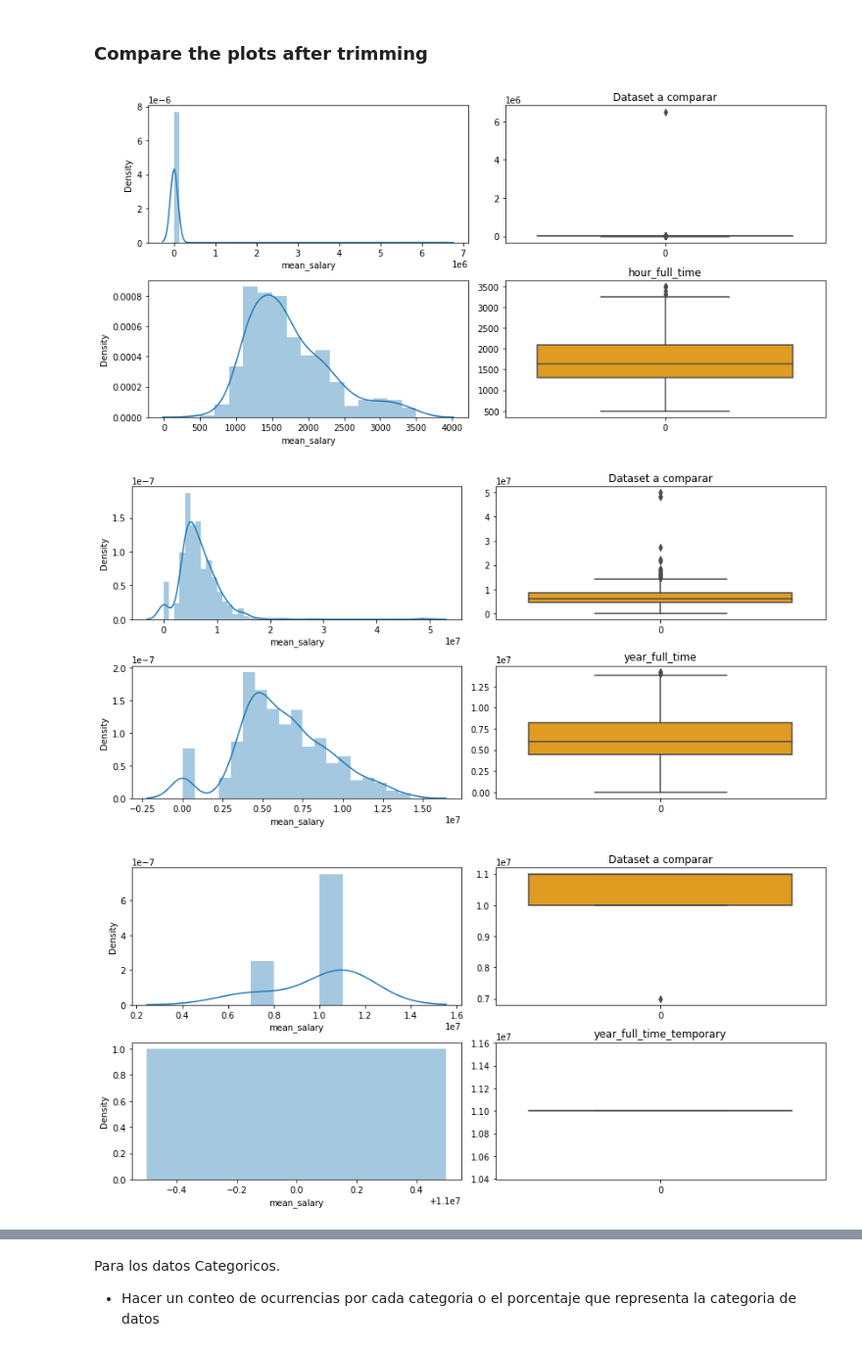
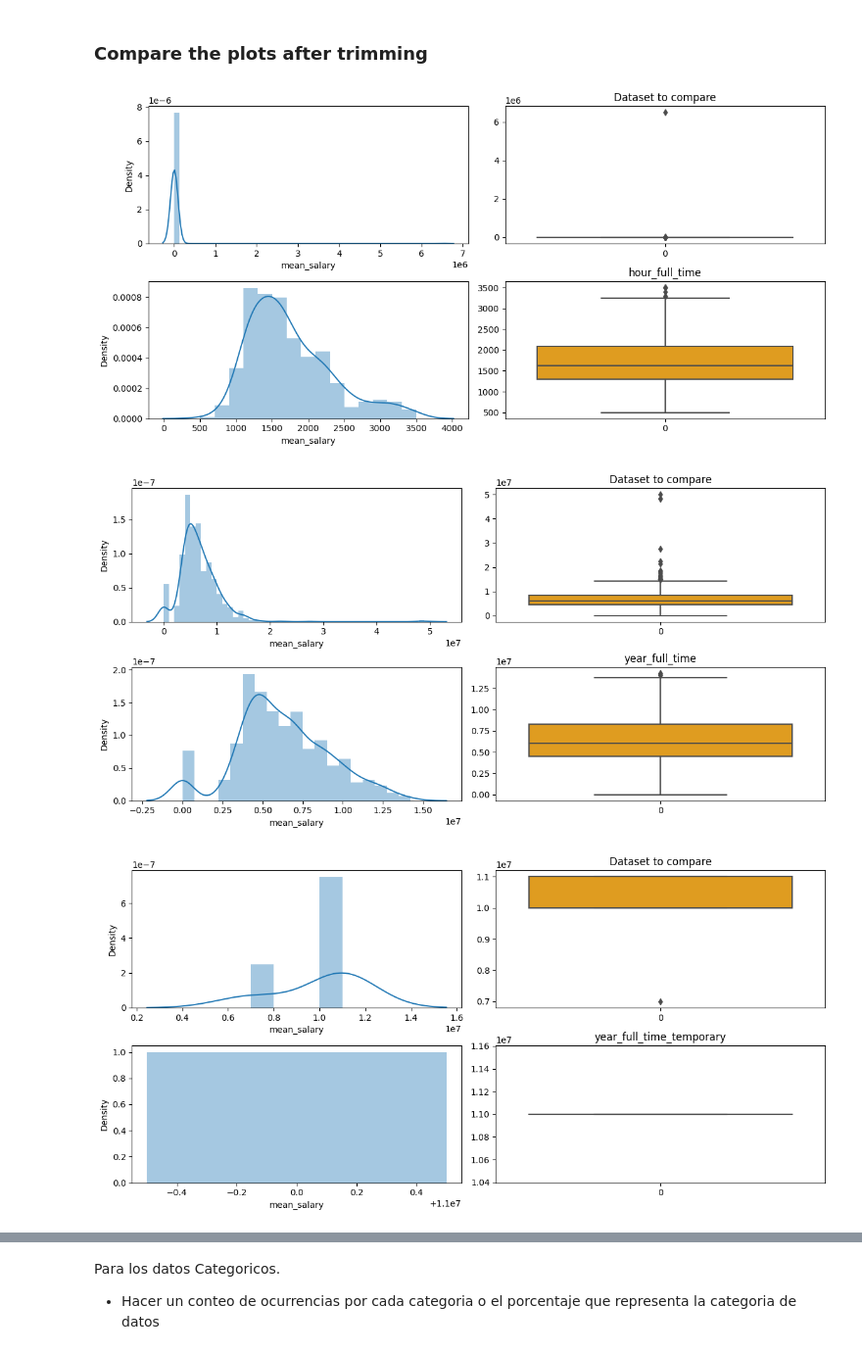
Before and after one commit to yohan-alfonso/Exploracion_Datos, a Jupyter notebook: main.ipynb, the cells around one changed output, grey strips where cells are left out. Shown at 98% size. Drawn from its saved outputs; the diff is of its cells as text; code cells hidden in the pictures.

```diff
--- a/main.ipynb
+++ b/main.ipynb
@@ -42,7 +42,8 @@ Los siguientes datos son obtenidos del archivo "clean_df.csv"
 import pandas as pd
 import numpy as np
 # %%
-df = pd.read_csv('clean_df.csv',encoding="utf-8")
+df = pd.read_csv('clean_df.csv',encoding="Latin1")
+#df = pd.read_csv('clean_df.csv',encoding="utf-8")
 #Carga de datos a un dataframe en pandas
 # %%
 df = df.set_index('uniq_id')
@@ -503,34 +482,34 @@ def plotting (dataset_orig, dataset_new):
     plt.subplot(2,2,1)
     sns.distplot(dataset_orig , kde=True )
     plt.subplot(2,2,2)
-    sns.boxplot(dataset_orig,color = "orange").set_title("Dataset a comparar")
+    sns.boxplot(dataset_orig,color = "orange").set_title("Dataset to compare")
     plt.subplot(2,2,3)
     sns.distplot(dataset_new , kde=True )
     plt.subplot(2,2,4)
     sns.boxplot(dataset_new ,color = "orange" )
 
 
 plotting(hour_full_time['mean_salary'], new_hour_full_time_low['mean_salary'])
 plt.title("hour_full_time")
 plt.show()
 
 
 plotting(year_full_time['mean_salary'], new_year_full_time_low['mean_salary'])
 plt.title("year_full_time")
 plt.show()
 
 plotting(year_full_time_temporary['mean_salary'], new_year_full_time_temporary_low['mean_salary'])
 plt.title("year_full_time_temporary")
 plt.show()
 
 plotting(hour_part_time['mean_salary'], new_hour_part_time_low['mean_salary'])
 plt.title("hour_part_time")
 plt.show()
 
 plotting(hour_full_time_temporary['mean_salary'], new_hour_full_time_temporary_low['mean_salary'])
 plt.title("hour_full_time_temporary")
 plt.show()
 # %% [output]
-[figure, old version]
+[figure, new version]
-[figure, old version]
+[figure, new version]
-[figure, old version]
+[figure, new version]
```
Also changed, not shown: parts of 47 cells of this notebook, 3 other files.
